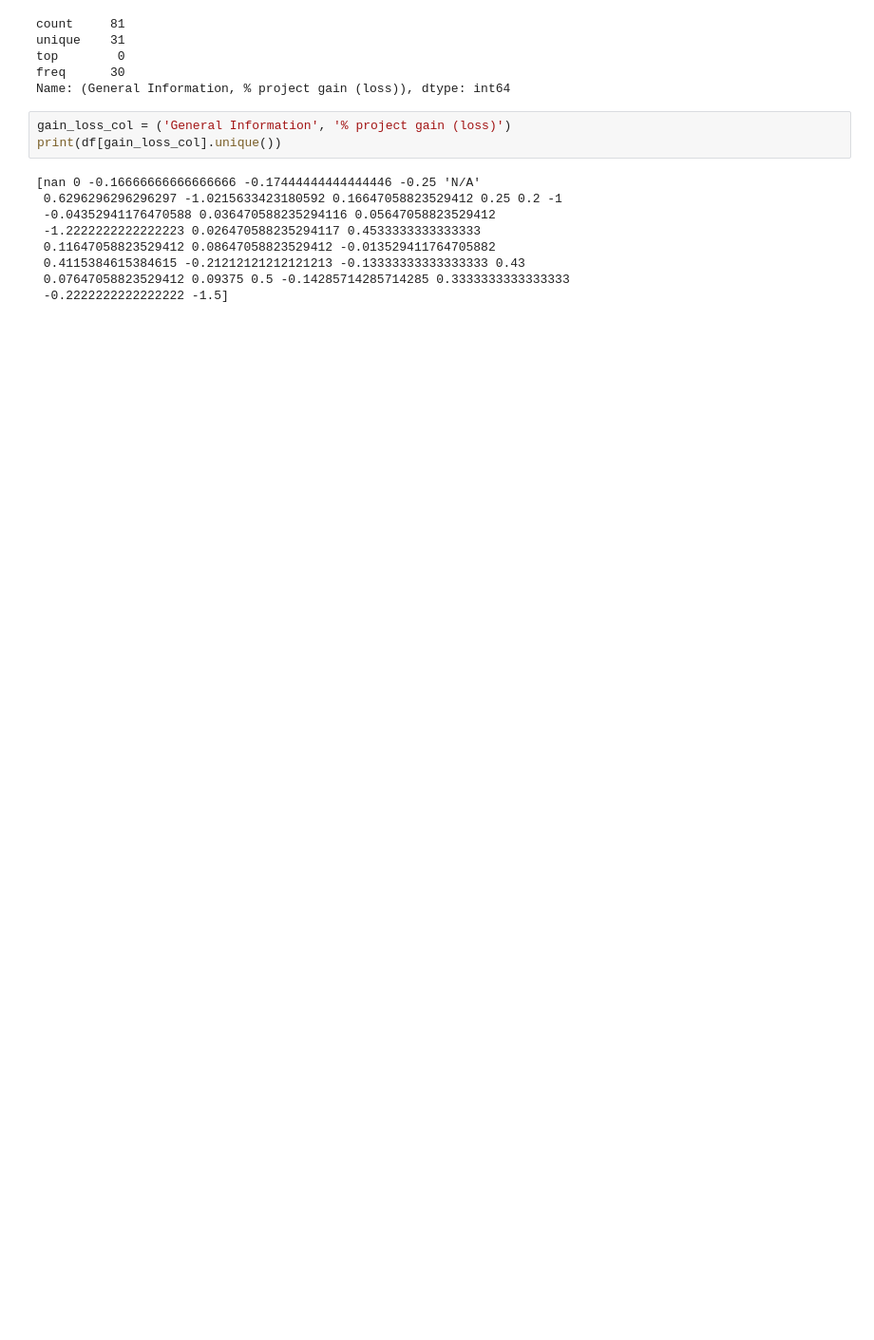
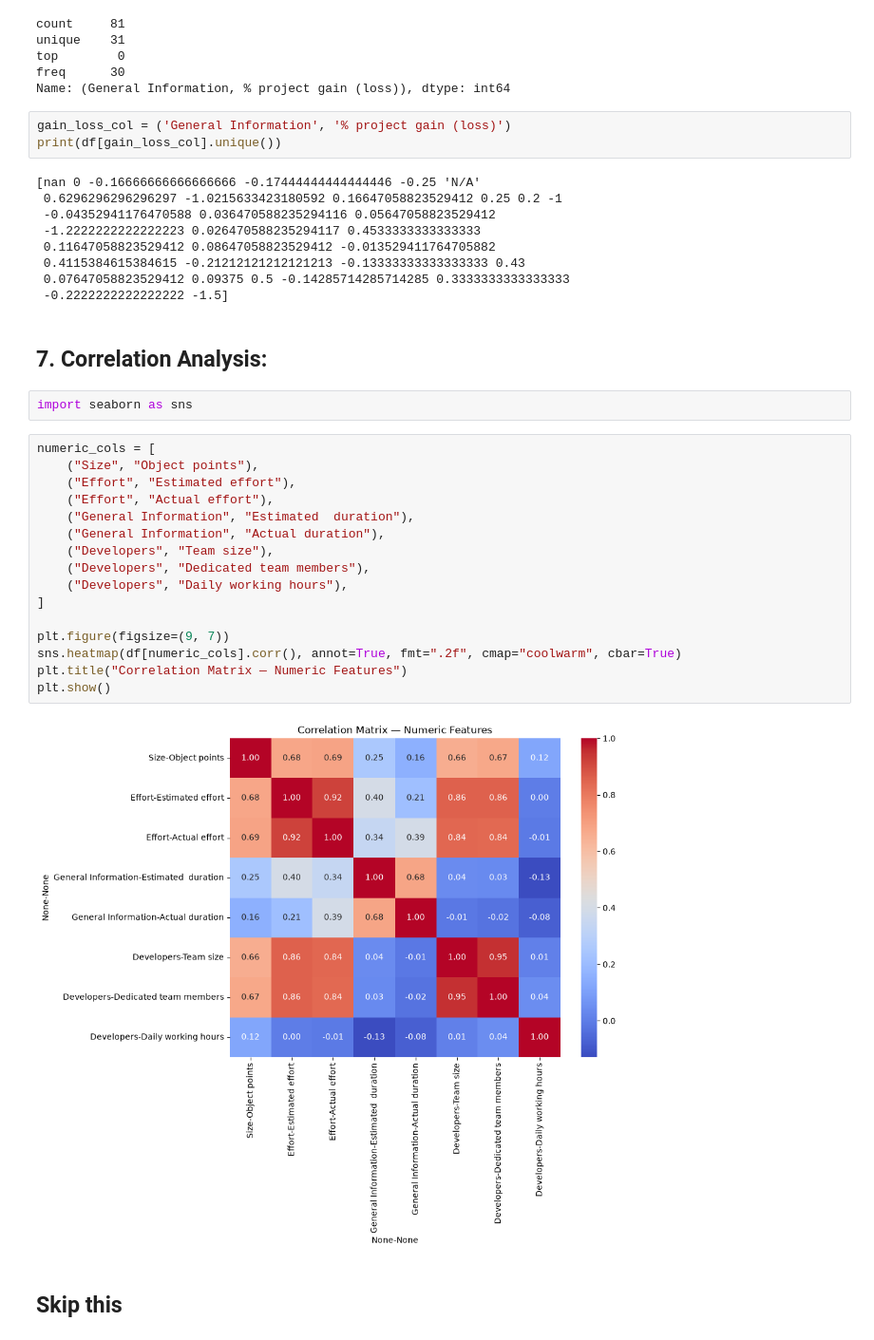
Before and after one commit to Serenity749/xai-software-effort-estimation, a Jupyter notebook: notebooks/01_data_exploration.ipynb, the cells around one changed output. Shown at 95% size. Cells and saved outputs as stored; diff of their text form; blank space fills up the shorter version.

```diff
--- a/notebooks/01_data_exploration.ipynb
+++ b/notebooks/01_data_exploration.ipynb
@@ -519,3 +644,27 @@ print(df[gain_loss_col].unique())
  0.4115384615384615 -0.21212121212121213 -0.13333333333333333 0.43
  0.07647058823529412 0.09375 0.5 -0.14285714285714285 0.3333333333333333
  -0.2222222222222222 -1.5]
+# %% [markdown]
+<h2>7. Correlation Analysis:</h2>
+# %%
+import seaborn as sns
+# %%
+numeric_cols = [
+    ("Size", "Object points"),
+    ("Effort", "Estimated effort"),
+    ("Effort", "Actual effort"),
+    ("General Information", "Estimated  duration"),
+    ("General Information", "Actual duration"),
+    ("Developers", "Team size"),
+    ("Developers", "Dedicated team members"),
+    ("Developers", "Daily working hours"),
+]
+
+plt.figure(figsize=(9, 7))
+sns.heatmap(df[numeric_cols].corr(), annot=True, fmt=".2f", cmap="coolwarm", cbar=True)
+plt.title("Correlation Matrix — Numeric Features")
+plt.show()
+# %% [output]
+[figure, added]
+# %% [markdown]
+<h2>Skip this </h2>
```
Also changed, not shown: parts of 22 cells of this notebook, 7 other files.
